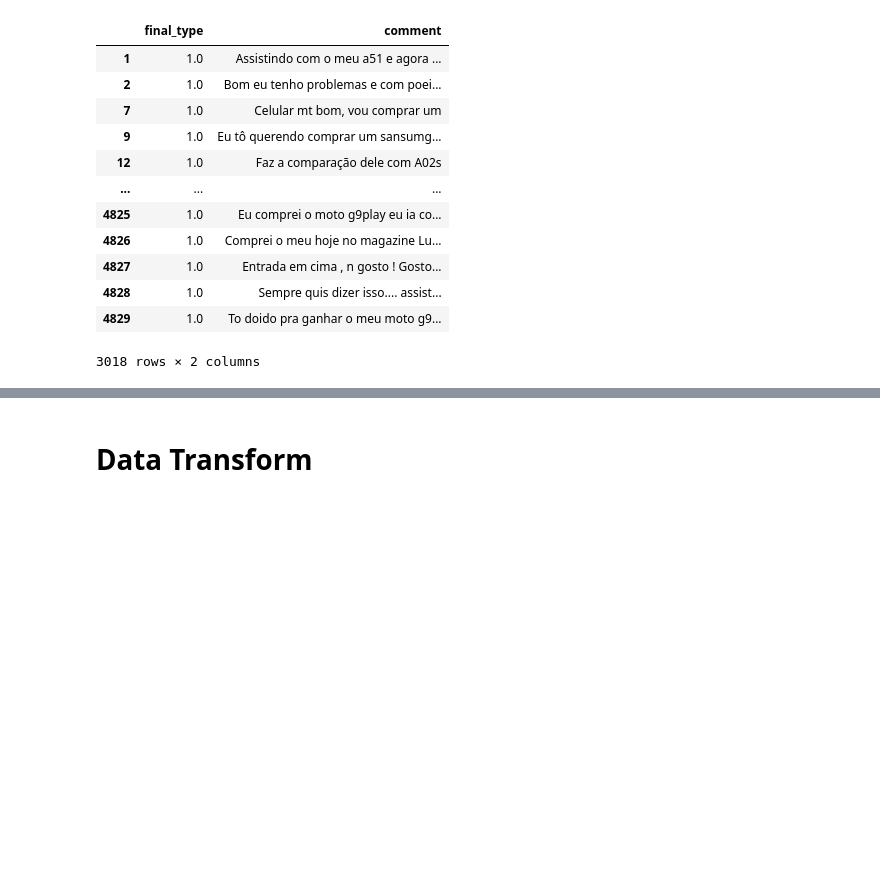
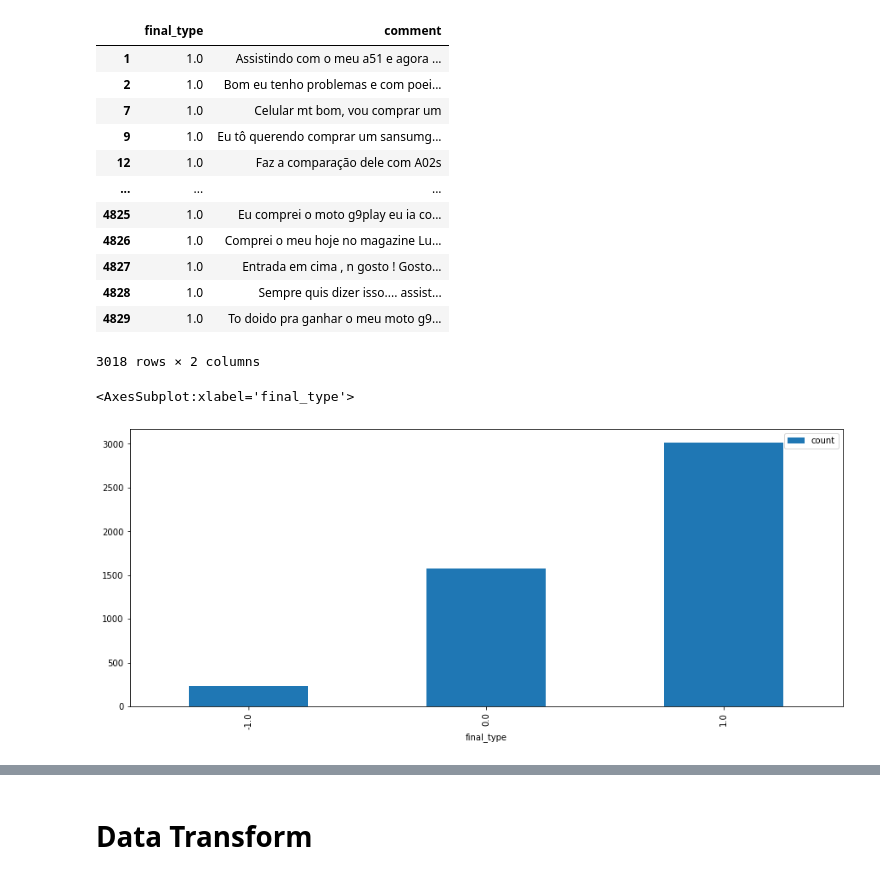
Before and after one commit to ErycM/electronics-sentiment-analysis-on-youtube-comments, a Jupyter notebook: 6.youtube-comments-types-analysis.ipynb, the cells around one changed output, grey strips where cells are left out. Saved outputs shown, nothing was run; the diff lists cells and outputs as text; code cells hidden in the pictures; blank space fills up the shorter version.

```diff
--- a/6.youtube-comments-types-analysis.ipynb
+++ b/6.youtube-comments-types-analysis.ipynb
@@ -86,5 +91,12 @@ df[['final_type','comment']].loc[df['final_type'] == 1]
 | 4828 | 1.0 | Sempre quis dizer isso.... assist... |
 | 4829 | 1.0 | To doido pra ganhar o meu moto g9... |
 3018 rows × 2 columns
+# %%
+types_dist = df.groupby('final_type').size().reset_index()
+types_dist = types_dist.rename(columns={0: 'count'})
+types_dist.plot(kind='bar', x="final_type", y="count", figsize=(15,6))
+# %% [output]
+<AxesSubplot:xlabel='final_type'>
+[figure, added]
 # %%
 df["comment-len"] = df["comment"].apply(lambda x: len(x))
```
Also changed, not shown: parts of 57 cells of this notebook, 22 other files.
